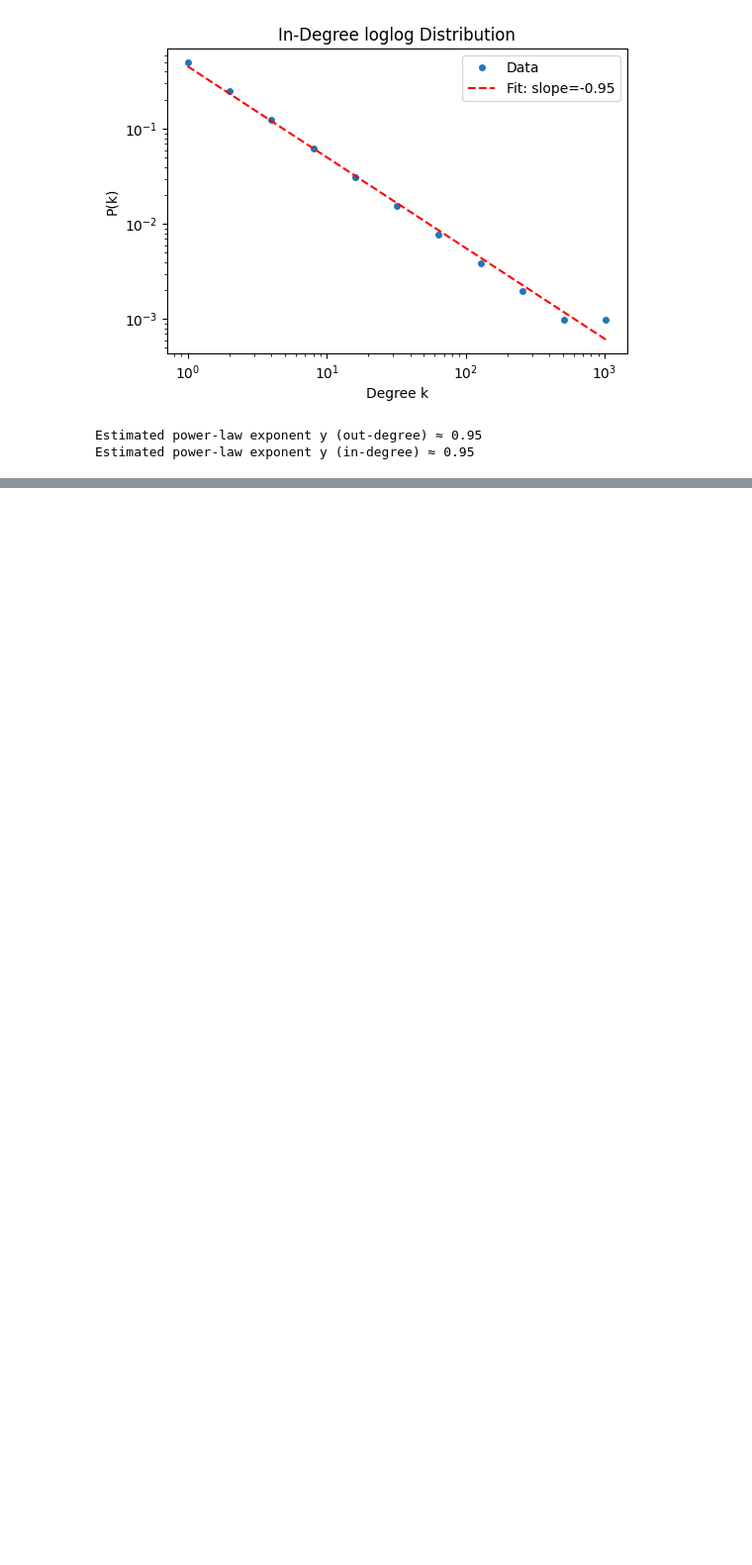
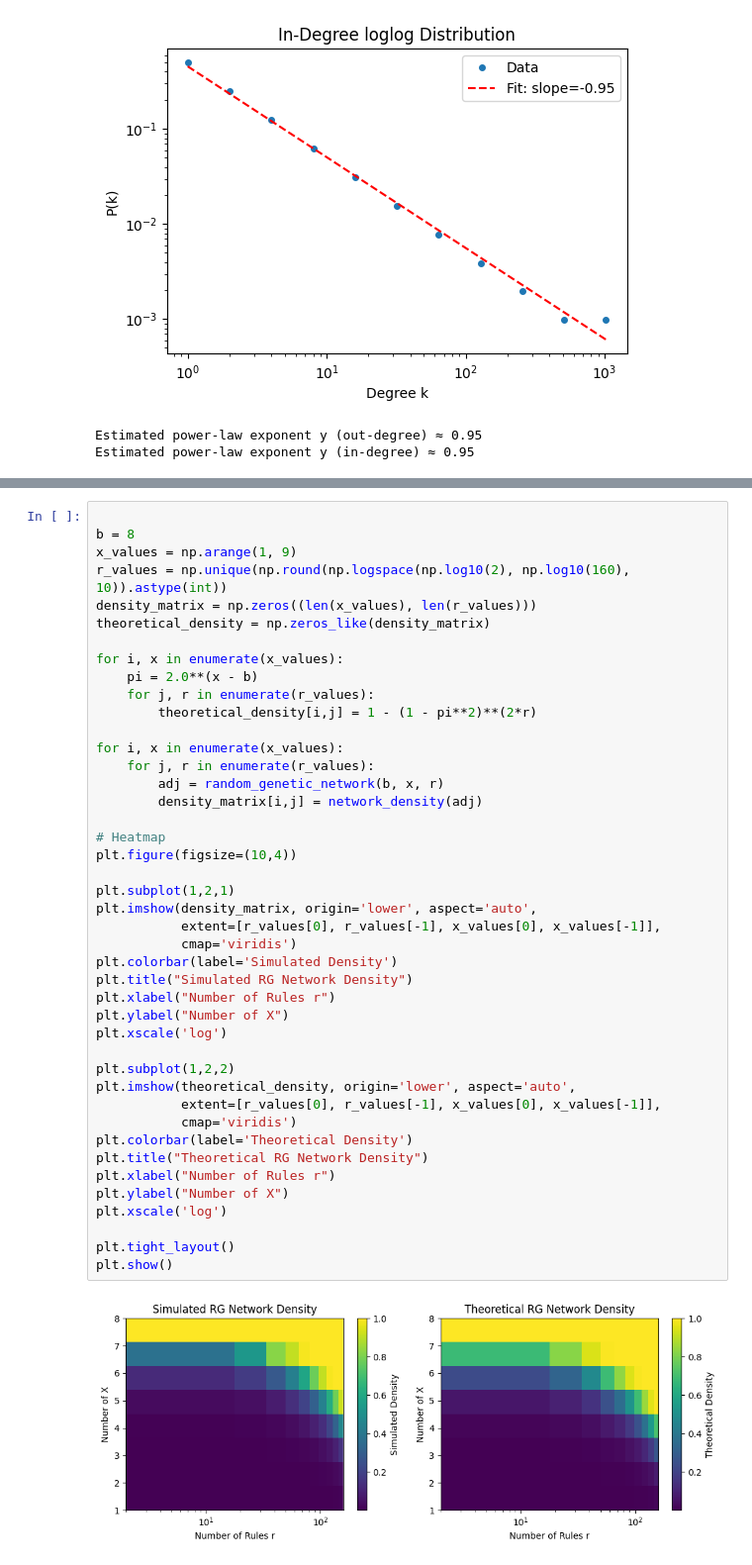
Before and after one commit to AnimateBow4809/UT-SN-HW1, a Jupyter notebook: Q2.ipynb, the cells around one changed output, grey strips where cells are left out. Shown at 99% size. Drawn from its saved outputs; the diff is of its cells as text; blank space fills up the shorter version.

```diff
--- a/Q2.ipynb
+++ b/Q2.ipynb
@@ -107,0 +145,45 @@ Estimated power-law exponent y (in-degree) ≈ 0.95
+# %%
+
+b = 8
+x_values = np.arange(1, 9)
+r_values = np.unique(np.round(np.logspace(np.log10(2), np.log10(160), 10)).astype(int))
+density_matrix = np.zeros((len(x_values), len(r_values)))
+theoretical_density = np.zeros_like(density_matrix)
+
+for i, x in enumerate(x_values):
+    pi = 2.0**(x - b)
+    for j, r in enumerate(r_values):
+        theoretical_density[i,j] = 1 - (1 - pi**2)**(2*r)
+
+for i, x in enumerate(x_values):
+    for j, r in enumerate(r_values):
+        adj = random_genetic_network(b, x, r)
+        density_matrix[i,j] = network_density(adj)
+
+# Heatmap
+plt.figure(figsize=(10,4))
+
+plt.subplot(1,2,1)
+plt.imshow(density_matrix, origin='lower', aspect='auto',
+           extent=[r_values[0], r_values[-1], x_values[0], x_values[-1]],
+           cmap='viridis')
+plt.colorbar(label='Simulated Density')
+plt.title("Simulated RG Network Density")
+plt.xlabel("Number of Rules r")
+plt.ylabel("Number of X")
+plt.xscale('log')
+
+plt.subplot(1,2,2)
+plt.imshow(theoretical_density, origin='lower', aspect='auto',
+           extent=[r_values[0], r_values[-1], x_values[0], x_values[-1]],
+           cmap='viridis')
+plt.colorbar(label='Theoretical Density')
+plt.title("Theoretical RG Network Density")
+plt.xlabel("Number of Rules r")
+plt.ylabel("Number of X")
+plt.xscale('log')
+
+plt.tight_layout()
+plt.show()
+# %% [output]
+[figure, added]
```
Also changed, not shown: parts of 6 cells of this notebook.
